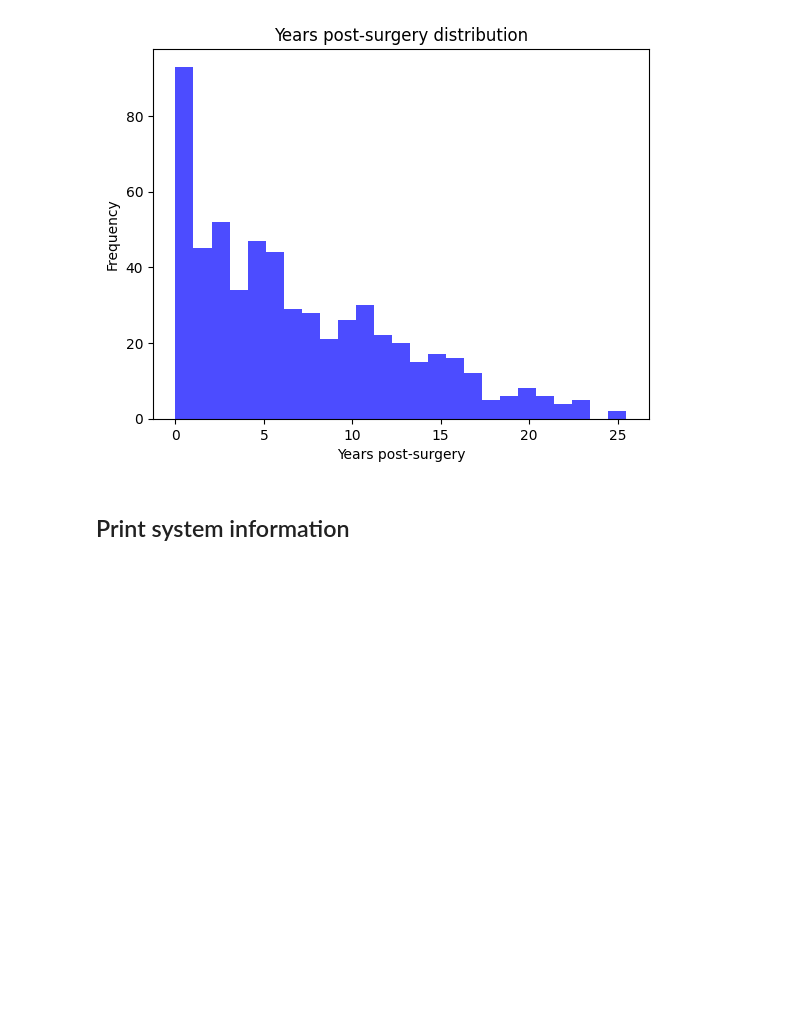
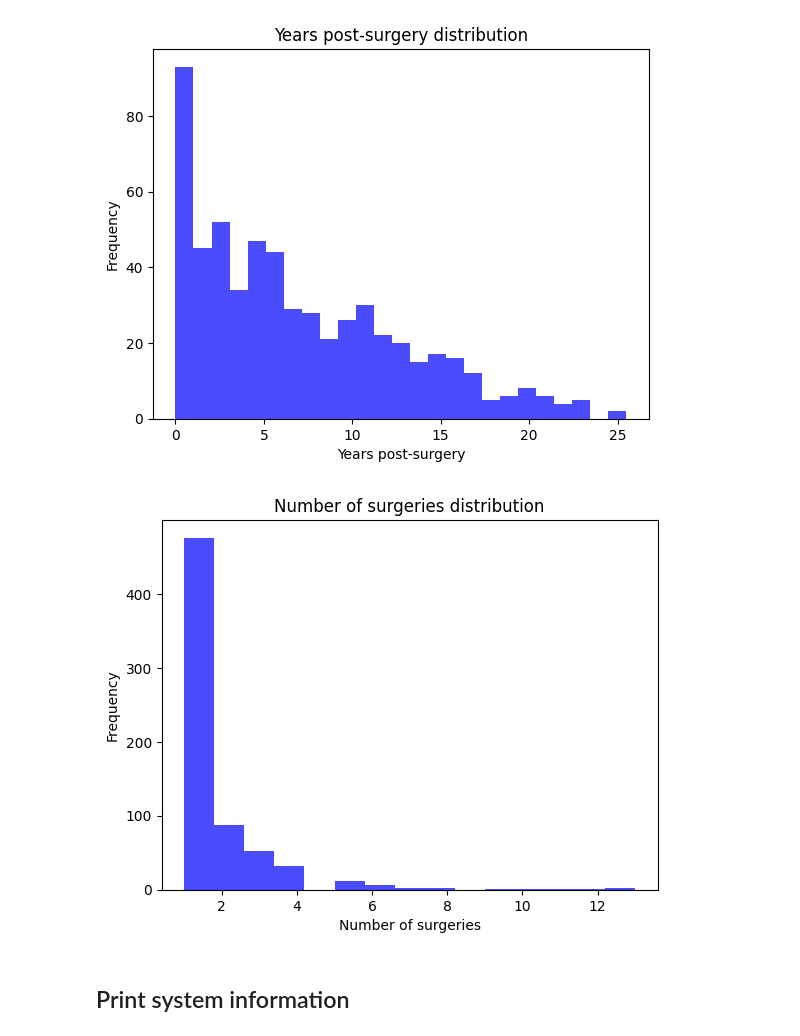
Before and after one commit to AmauryPelzer/Engel-outcome-prediction, a Jupyter notebook: notebooks/1. exploratory/exploratory.ipynb, the cells around one changed output. Drawn from its saved outputs; the diff is of its cells as text; code cells hidden in the pictures; blank space fills up the shorter version.

Commit message:
Added histogram of number fo surgeries

```diff
--- a/notebooks/1. exploratory/exploratory.ipynb
+++ b/notebooks/1. exploratory/exploratory.ipynb
@@ -443,6 +443,26 @@ plt.title('Years post-surgery distribution')
 plt.show()
 # %% [output]
 [figure]
+# %%
+import pandas as pd
+
+# Read dataframe from the pickle format
+wide_df = pd.read_pickle("../../data/processed/preprocessed_df.pkl")
+# %%
+import matplotlib.pyplot as plt
+
+# Create a histogram
+plt.hist(wide_df["surgical_information"], bins=15, color='blue', alpha=0.7)
+
+# Add labels and title
+plt.xlabel('Number of surgeries')
+plt.ylabel('Frequency')
+plt.title('Number of surgeries distribution')
+
+# Show the plot
+plt.show()
+# %% [output]
+[figure, added]
 # %% [markdown]
 ## Print system information
 # %%
```
